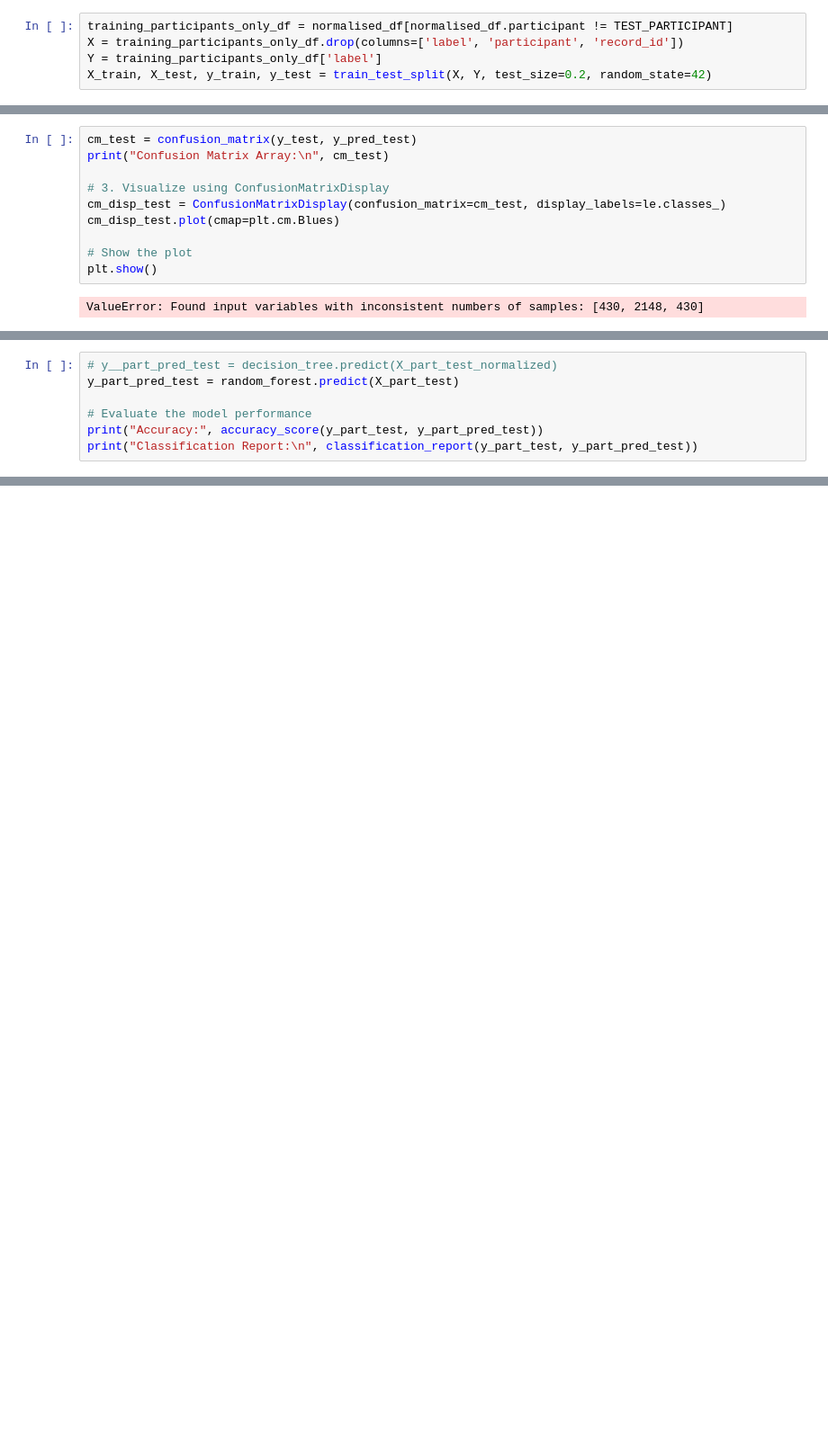
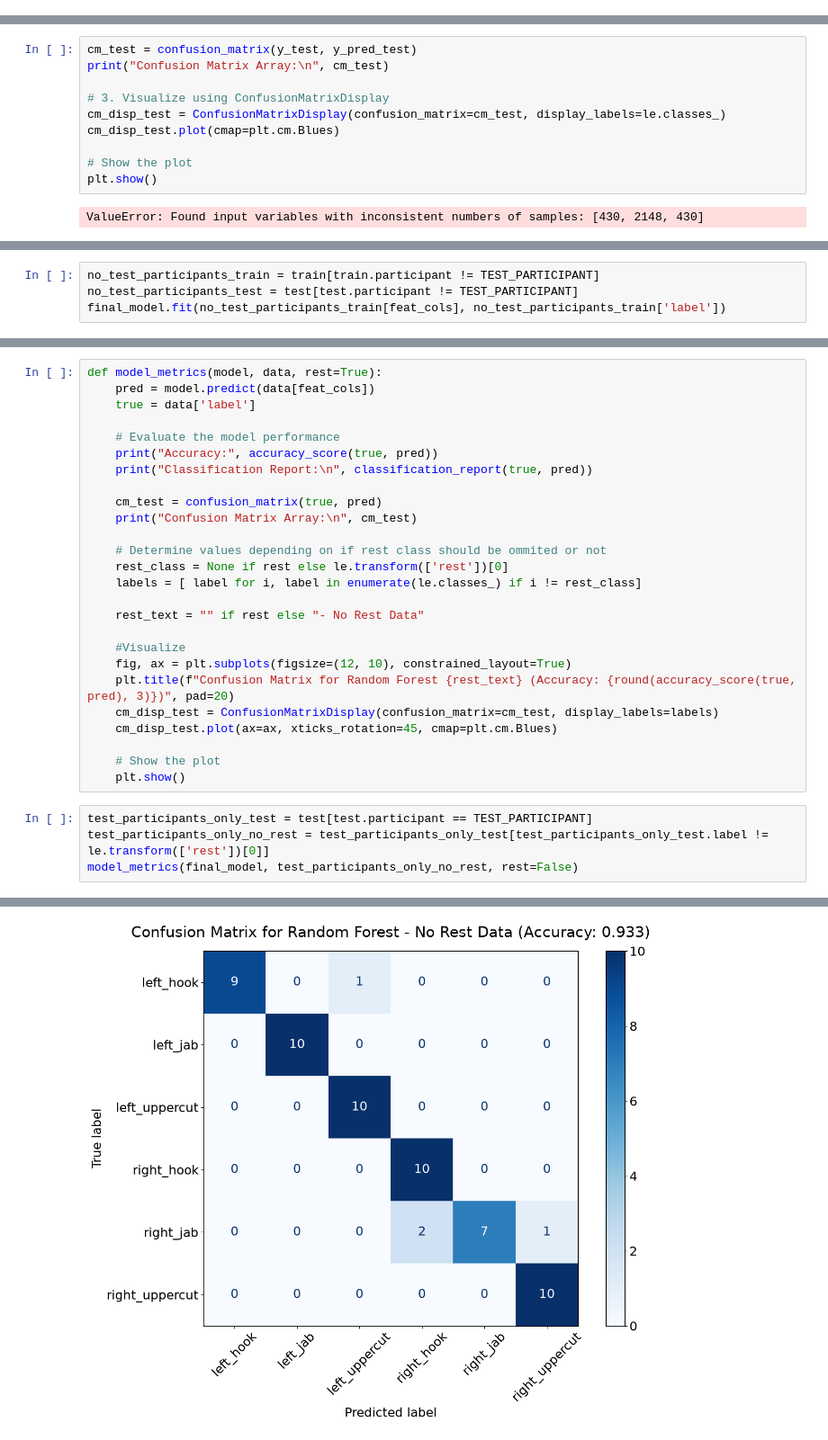
Before and after one commit to HuanNguyen-Dev/IoTBoxingClassifier, a Jupyter notebook: model_training/model_training.ipynb, the cells around one changed output, grey strips where cells are left out. Shown at 90% size. Drawn from its saved outputs; the diff is of its cells as text; blank space fills up the shorter version.

```diff
--- a/model_training/model_training.ipynb
+++ b/model_training/model_training.ipynb
@@ -372,5 +439,0 @@ res
-# %%
-training_participants_only_df = normalised_df[normalised_df.participant != TEST_PARTICIPANT]
-X = training_participants_only_df.drop(columns=['label', 'participant', 'record_id'])
-Y = training_participants_only_df['label']
-X_train, X_test, y_train, y_test = train_test_split(X, Y, test_size=0.2, random_state=42)
@@ -453,0 +547,4 @@ y_part_test = no_rest_df['label']
+# %%
+no_test_participants_train = train[train.participant != TEST_PARTICIPANT]
+no_test_participants_test = test[test.participant != TEST_PARTICIPANT]
+final_model.fit(no_test_participants_train[feat_cols], no_test_participants_train['label'])
@@ -454,8 +554,31 @@ y_part_test = no_rest_df['label']
+# %%
+def model_metrics(model, data, rest=True):
+    pred = model.predict(data[feat_cols])
+    true = data['label']
+
+    # Evaluate the model performance
+    print("Accuracy:", accuracy_score(true, pred))
+    print("Classification Report:\n", classification_report(true, pred))
+
+    cm_test = confusion_matrix(true, pred)
+    print("Confusion Matrix Array:\n", cm_test)
+
+    # Determine values depending on if rest class should be ommited or not
+    rest_class = None if rest else le.transform(['rest'])[0]
+    labels = [ label for i, label in enumerate(le.classes_) if i != rest_class]
+
+    rest_text = "" if rest else "- No Rest Data"
+
+    #Visualize
+    fig, ax = plt.subplots(figsize=(12, 10), constrained_layout=True)
+    plt.title(f"Confusion Matrix for Random Forest {rest_text} (Accuracy: {round(accuracy_score(true, pred), 3)})", pad=20)
+    cm_disp_test = ConfusionMatrixDisplay(confusion_matrix=cm_test, display_labels=labels)
+    cm_disp_test.plot(ax=ax, xticks_rotation=45, cmap=plt.cm.Blues)
+
+    # Show the plot
+    plt.show()
 # %%
-# y__part_pred_test = decision_tree.predict(X_part_test_normalized)
-y_part_pred_test = random_forest.predict(X_part_test)
-
-# Evaluate the model performance
-print("Accuracy:", accuracy_score(y_part_test, y_part_pred_test))
-print("Classification Report:\n", classification_report(y_part_test, y_part_pred_test))
+test_participants_only_test = test[test.participant == TEST_PARTICIPANT]
+test_participants_only_no_rest = test_participants_only_test[test_participants_only_test.label != le.transform(['rest'])[0]]
+model_metrics(final_model, test_participants_only_no_rest, rest=False)
 # %% [output]
@@ -476,0 +602 @@ right_uppercut       0.91      1.00      0.95        10
+[figure, added]
```
Also changed, not shown: parts of 30 cells of this notebook.
